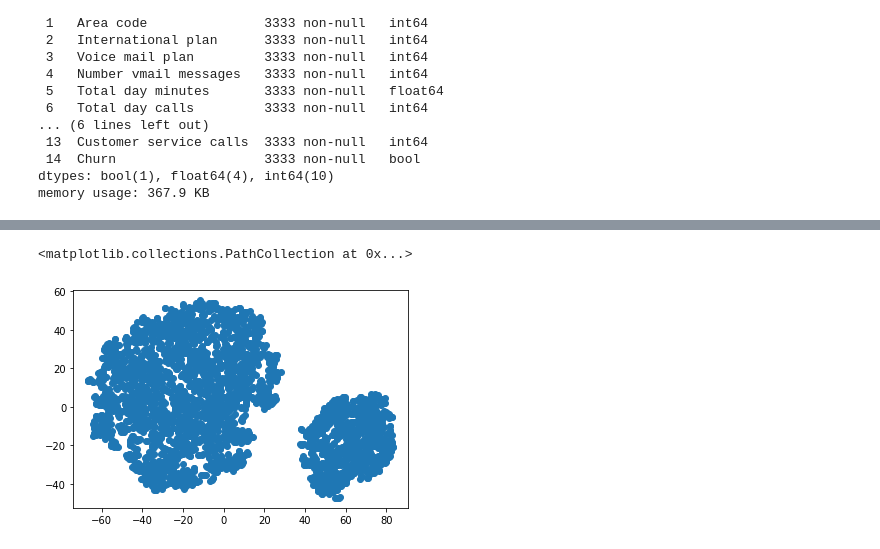
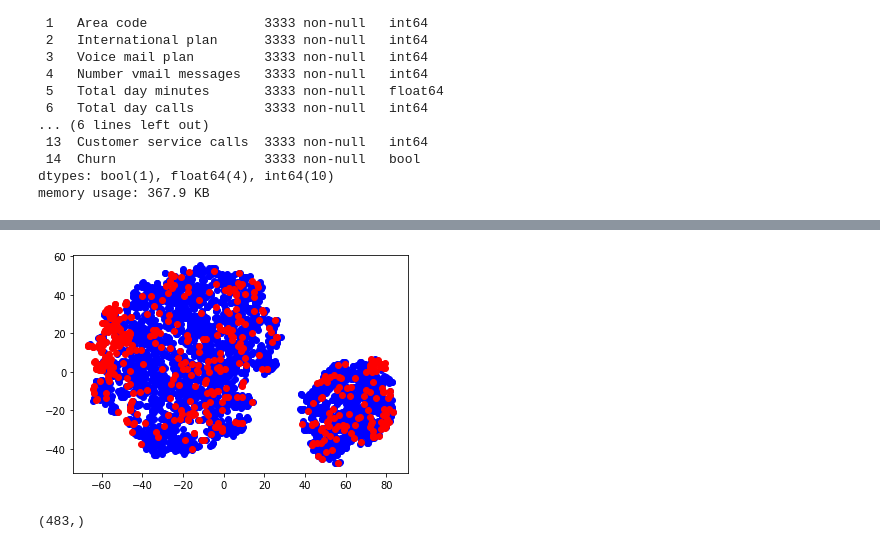
Before and after one commit to warshtayner/jupyter_training, a Jupyter notebook: Визуализация_признаков.ipynb, the cells around one changed output, grey strips where cells are left out. Cells and saved outputs as stored; diff of their text form; code cells hidden in the pictures.

```diff
--- a/Визуализация_признаков.ipynb
+++ b/Визуализация_признаков.ipynb
@@ -215,6 +215,10 @@ Wall time: 7.82 s
 TSNE(random_state=0)
 # %%
-plt.scatter(tsne.embedding_[:, 0], tsne.embedding_[:, 1])
+plt.scatter(tsne.embedding_[~df['Churn'].values, 0], tsne.embedding_[~df['Churn'].values, 1], color='Blue');
+plt.scatter(tsne.embedding_[df['Churn'].values, 0], tsne.embedding_[df['Churn'].values, 1], color='Red');
 # %% [output]
-<matplotlib.collections.PathCollection at 0x...>
-[figure, old version]
+[figure, new version]
+# %%
+tsne.embedding_[df['Churn'].values, 0]
+# %% [output]
+(483,)
```
Also changed, not shown: parts of 1 cell of this notebook, 1 other file.
